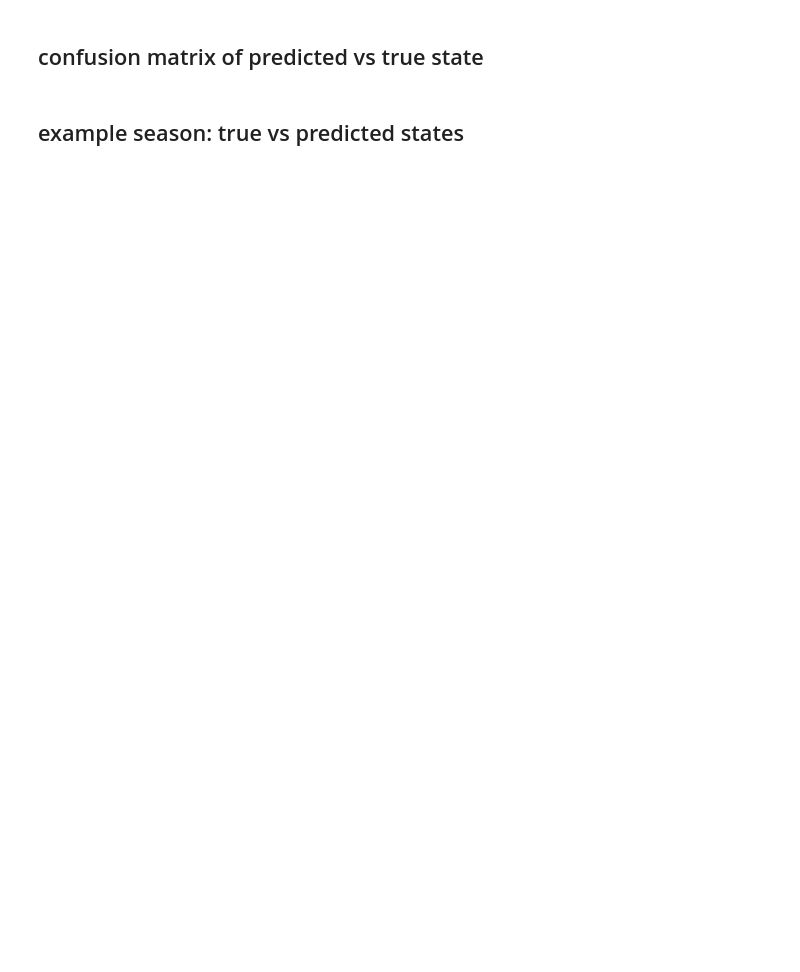
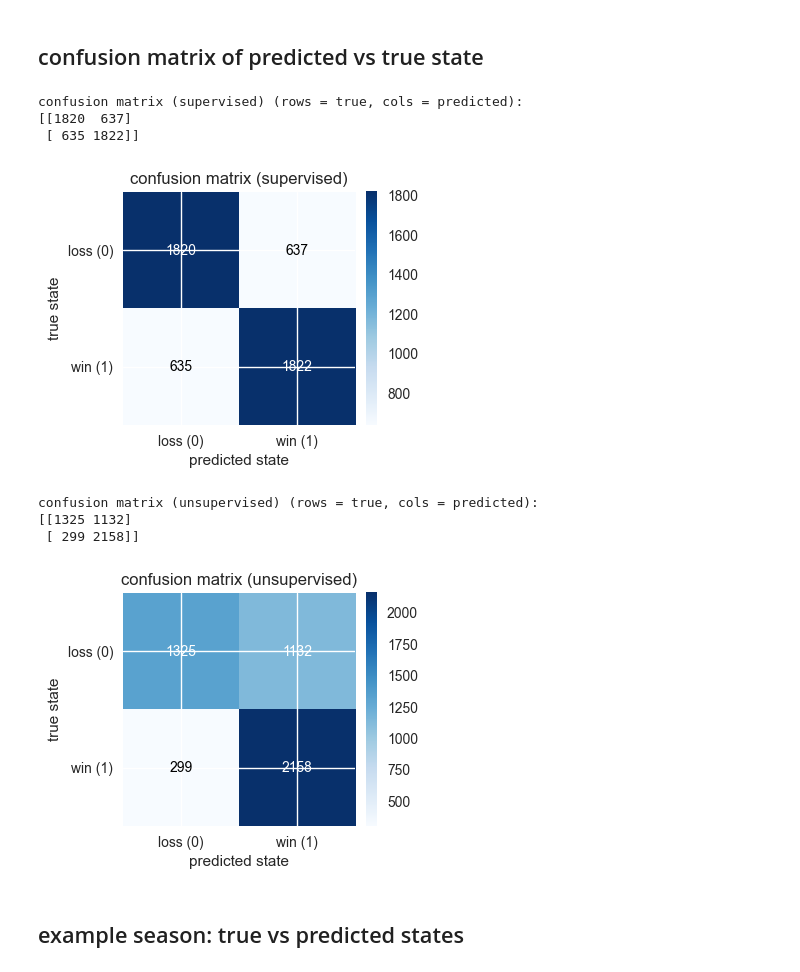
Before and after one commit to FardinHaque60/cse250a_bball_prediction_model, a Jupyter notebook: notebooks/run_hmm_models.ipynb, the cells around one changed output. Drawn from its saved outputs; the diff is of its cells as text; code cells hidden in the pictures; blank space fills up the shorter version.

```diff
--- a/notebooks/run_hmm_models.ipynb
+++ b/notebooks/run_hmm_models.ipynb
@@ -28,8 +28,11 @@ import matplotlib.pyplot as plt
 # constants
 DATA_PATH = str(PROJECT_ROOT / "data" / "allseasons.csv")  # path where game data is stored
 HOLDOUT_SEASONS = (2018, 2024)  # test set seasons
-NUM_STATES = 2  # 0 = loss, 1 = win (if 2 states, else state to win/loss mapping is done later)
-NUM_BINS = 9
+NUM_STATES_SUPERVISED = 2  # 0 = loss, 1 = win (if 2 states, else state to win/loss mapping is done later)
+NUM_STATES_UNSUPERVISED = 88
+NUM_BINS_SUPERVISED = 8
+NUM_BINS_UNSUPERVISED = 3
+DEAN = False
 
 # notebook plotting defaults
 plt.style.use("seaborn-v0_8")
@@ -218,38 +329,87 @@ plt.show()
 ## confusion matrix of predicted vs true state
 # %%
 # build confusion matrix over all test games
-num_outcomes = len(unique_train_labels)
+num_outcomes = len(unique_train_labels_supervised)
 confusion = np.zeros((num_outcomes, num_outcomes), dtype=int)
 
-for y_true, y_pred in zip(test_states, pred_paths):
+for y_true, y_pred in zip(test_states_supervised, pred_paths_supervised):
     if y_true.size == 0 or y_pred.size == 0:
         continue
     T = min(y_true.size, y_pred.size)
     for t in range(T):
         confusion[y_true[t], y_pred[t]] += 1
 
-print("confusion matrix (rows = true, cols = predicted):")
+print("confusion matrix (supervised) (rows = true, cols = predicted):")
 print(confusion)
 
 fig, ax = plt.subplots(figsize=(4, 4))
 im = ax.imshow(confusion, cmap="Blues")
 
 ax.set_xticks(range(num_outcomes))
 ax.set_yticks(range(num_outcomes))
 labels = ["loss (0)", "win (1)"][:num_outcomes]
 ax.set_xticklabels(labels)
 ax.set_yticklabels(labels)
 ax.set_xlabel("predicted state")
 ax.set_ylabel("true state")
-ax.set_title("confusion matrix")
+ax.set_title("confusion matrix (supervised)")
 
+# use white text on dark cells and black text on light cells
+thresh = confusion.max() / 2.0
 for i in range(num_outcomes):
     for j in range(num_outcomes):
-        ax.text(j, i, confusion[i, j], ha="center", va="center", color="black")
+        color = "white" if confusion[i, j] > thresh else "black"
+        ax.text(j, i, confusion[i, j], ha="center", va="center", color=color)
 
 fig.colorbar(im, ax=ax, fraction=0.046, pad=0.04)
 plt.tight_layout()
 plt.show()
+
+# build confusion matrix over all test games
+num_outcomes = len(unique_train_labels_unsupervised)
+confusion = np.zeros((num_outcomes, num_outcomes), dtype=int)
+
+for y_true, y_pred in zip(test_states_unsupervised, pred_paths_unsupervised):
+    if y_true.size == 0 or y_pred.size == 0:
+        continue
+    T = min(y_true.size, y_pred.size)
+    for t in range(T):
+        confusion[y_true[t], y_pred[t]] += 1
+
+print("confusion matrix (unsupervised) (rows = true, cols = predicted):")
+print(confusion)
+
+fig, ax = plt.subplots(figsize=(4, 4))
+im = ax.imshow(confusion, cmap="Blues")
+
+ax.set_xticks(range(num_outcomes))
+ax.set_yticks(range(num_outcomes))
+labels = ["loss (0)", "win (1)"][:num_outcomes]
+ax.set_xticklabels(labels)
+ax.set_yticklabels(labels)
+ax.set_xlabel("predicted state")
+ax.set_ylabel("true state")
+ax.set_title("confusion matrix (unsupervised)")
+
+# use white text on dark cells and black text on light cells
+thresh = confusion.max() / 2.0
+for i in range(num_outcomes):
+    for j in range(num_outcomes):
+        color = "white" if confusion[i, j] > thresh else "black"
+        ax.text(j, i, confusion[i, j], ha="center", va="center", color=color)
+
+fig.colorbar(im, ax=ax, fraction=0.046, pad=0.04)
+plt.tight_layout()
+plt.show()
+# %% [output]
+confusion matrix (supervised) (rows = true, cols = predicted):
+[[1820  637]
+ [ 635 1822]]
+[figure, added]
+confusion matrix (unsupervised) (rows = true, cols = predicted):
+[[1325 1132]
+ [ 299 2158]]
+[figure, added]
 # %% [markdown]
 ## example season: true vs predicted states
 # %%
```
Also changed, not shown: parts of 15 cells of this notebook, 13 other files.
